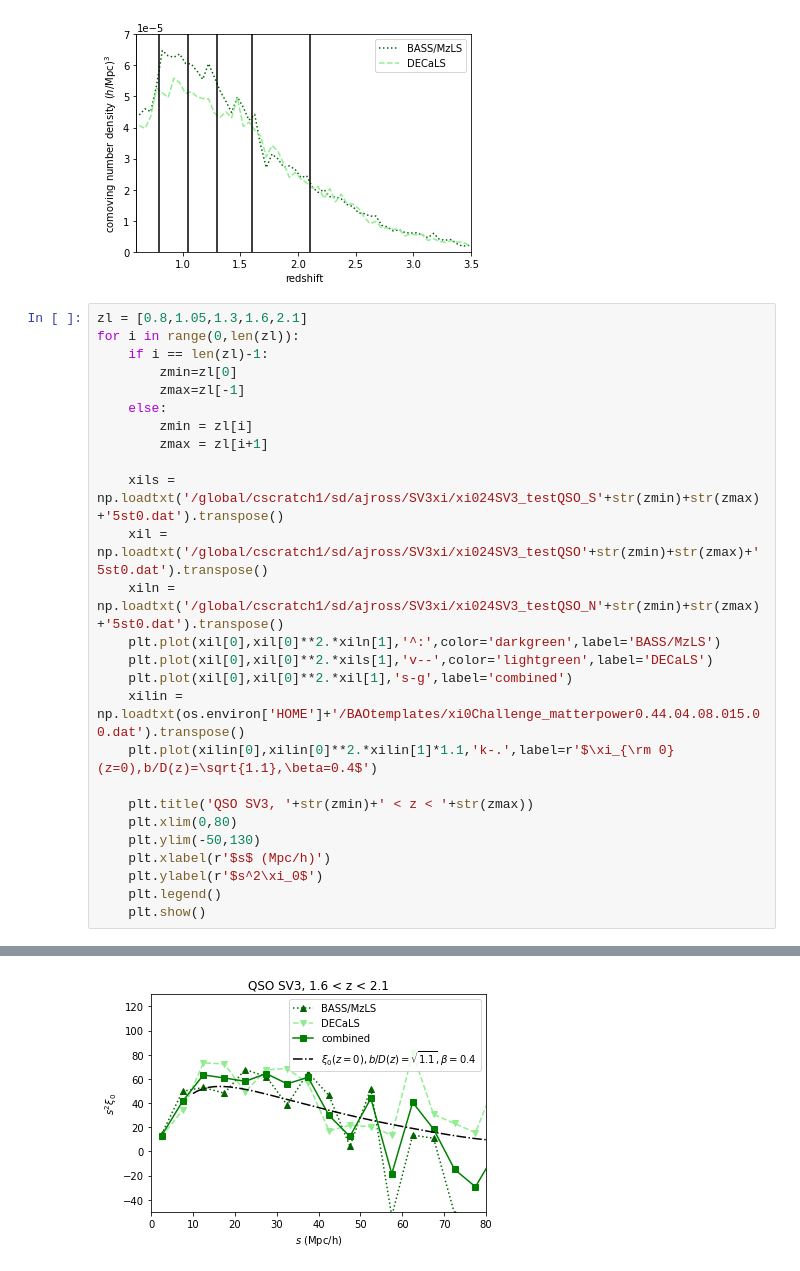
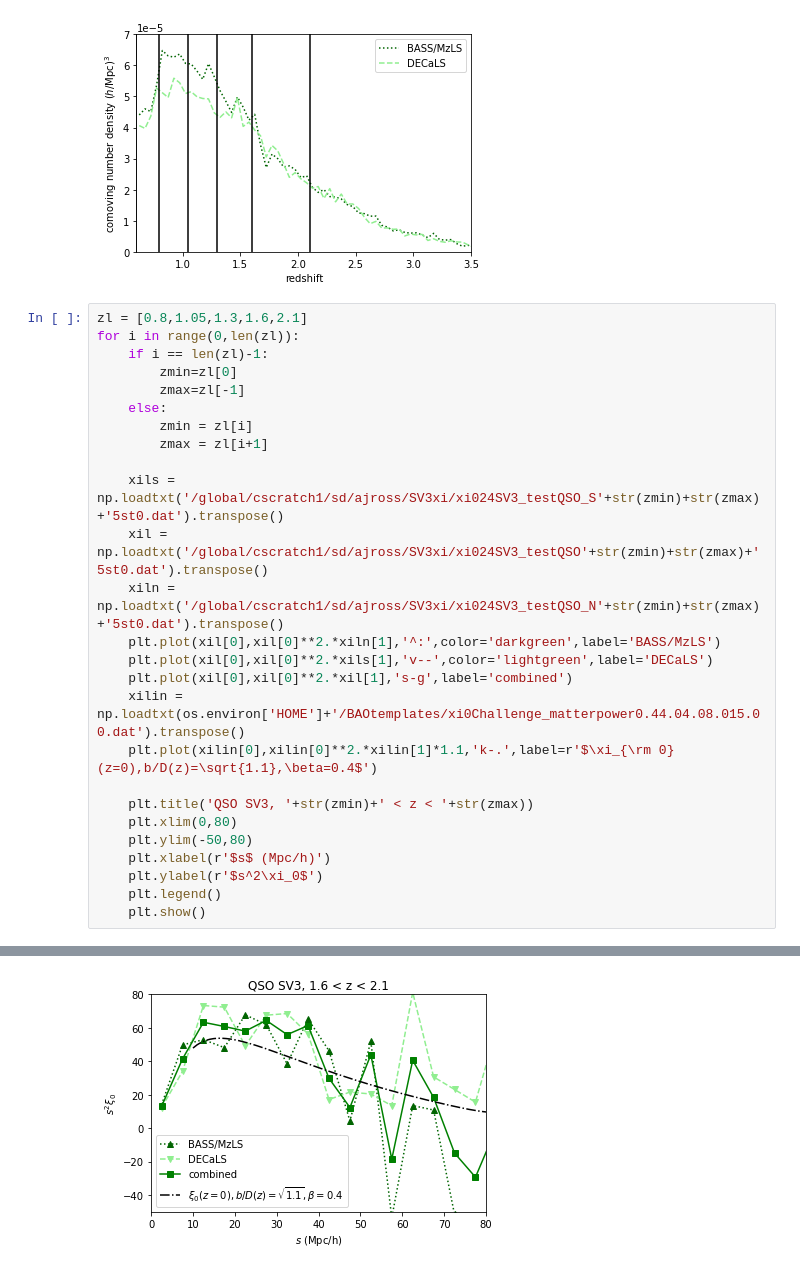
Before and after one commit to desihub/LSS, a Jupyter notebook: Sandbox/SV3QSO.ipynb, the cells around one changed output, grey strips where cells are left out. Saved outputs shown, nothing was run; the diff lists cells and outputs as text.

```diff
--- a/Sandbox/SV3QSO.ipynb
+++ b/Sandbox/SV3QSO.ipynb
@@ -91,7 +91,7 @@ for i in range(0,len(zl)):
 
     plt.title('QSO SV3, '+str(zmin)+' < z < '+str(zmax))
     plt.xlim(0,80)
-    plt.ylim(-50,130)
+    plt.ylim(-50,80)
     plt.xlabel(r'$s$ (Mpc/h)')
     plt.ylabel(r'$s^2\xi_0$')
     plt.legend()
@@ -103 +103 @@ for i in range(0,len(zl)):
-[figure, old version]
+[figure, new version]
```
Also changed, not shown: parts of 2 cells of this notebook, 2 other files.
